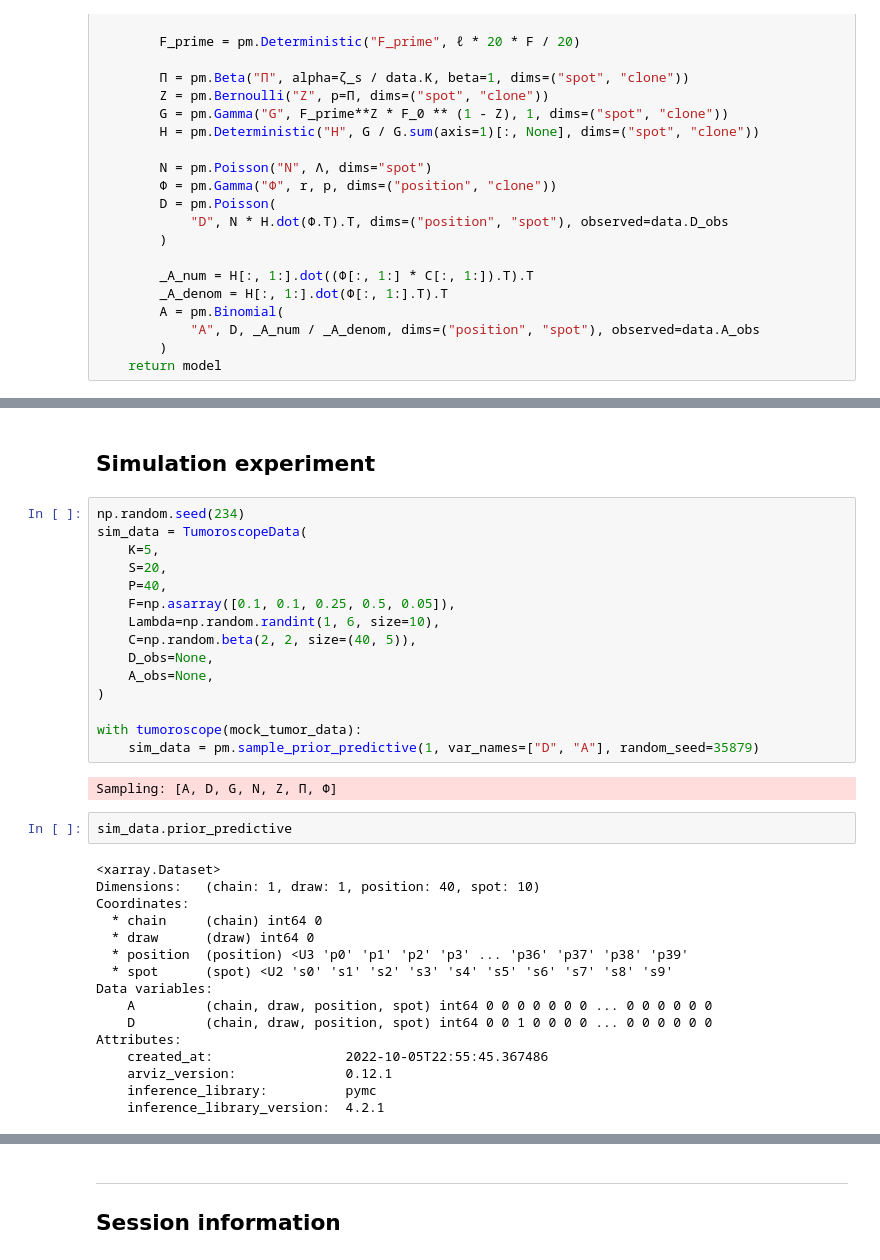
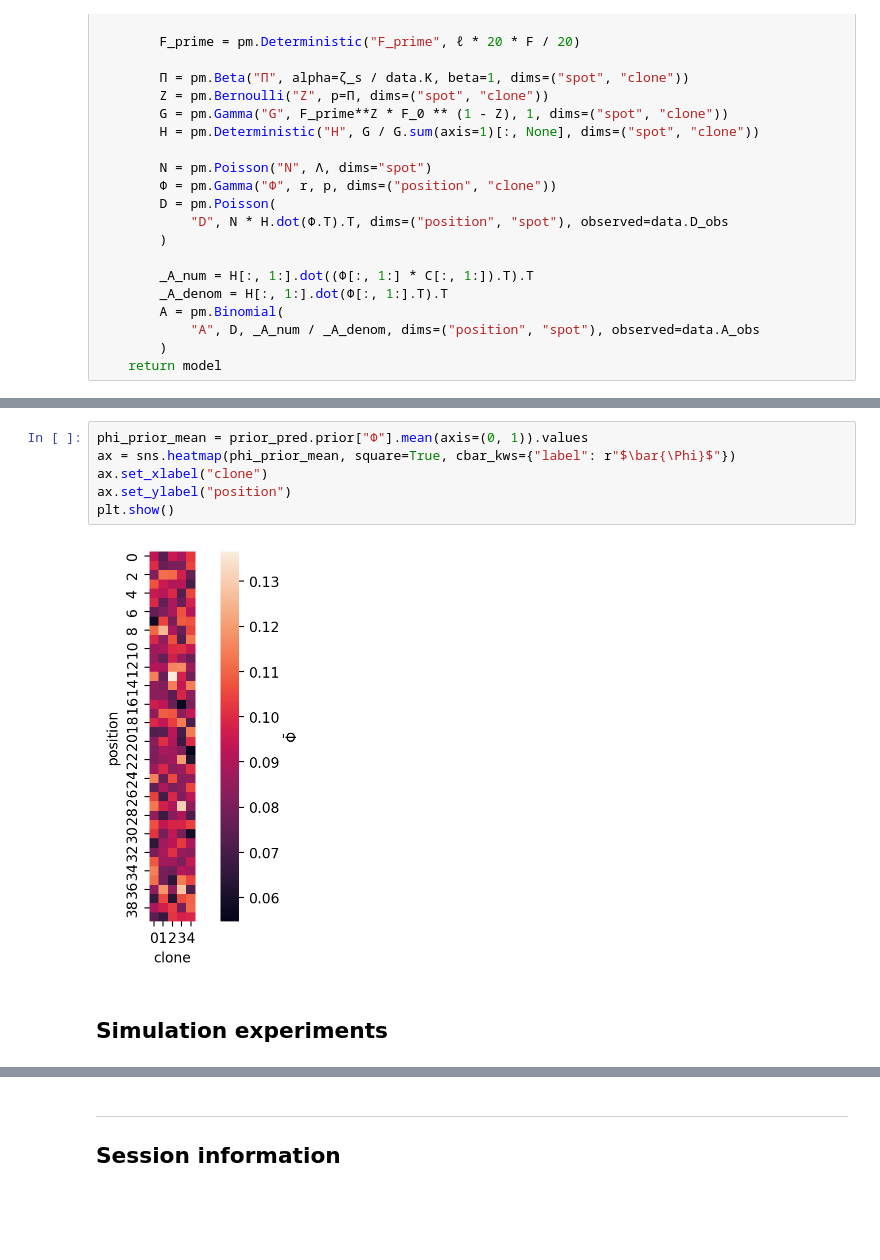
Before and after one commit to jhrcook/pymc-tumoroscope, a Jupyter notebook: tumoroscope.ipynb, the cells around one changed output, grey strips where cells are left out. Saved outputs shown, nothing was run; the diff lists cells and outputs as text; blank space fills up the shorter version.

```diff
--- a/tumoroscope.ipynb
+++ b/tumoroscope.ipynb
@@ -129,37 +173,10 @@ TODO:
+# %%
+phi_prior_mean = prior_pred.prior["Φ"].mean(axis=(0, 1)).values
+ax = sns.heatmap(phi_prior_mean, square=True, cbar_kws={"label": r"$\bar{\Phi}$"})
+ax.set_xlabel("clone")
+ax.set_ylabel("position")
+plt.show()
+# %% [output]
+[figure, added]
 # %% [markdown]
-## Simulation experiment
+## Simulation experiments
-# %%
-np.random.seed(234)
-sim_data = TumoroscopeData(
-    K=5,
-    S=20,
-    P=40,
-    F=np.asarray([0.1, 0.1, 0.25, 0.5, 0.05]),
-    Lambda=np.random.randint(1, 6, size=10),
-    C=np.random.beta(2, 2, size=(40, 5)),
-    D_obs=None,
-    A_obs=None,
-)
-
-with tumoroscope(mock_tumor_data):
-    sim_data = pm.sample_prior_predictive(1, var_names=["D", "A"], random_seed=35879)
-# %% [output]
-Sampling: [A, D, G, N, Z, Π, Φ]
-# %%
-sim_data.prior_predictive
-# %% [output]
-<xarray.Dataset>
-Dimensions:   (chain: 1, draw: 1, position: 40, spot: 10)
-Coordinates:
-  * chain     (chain) int64 0
-  * draw      (draw) int64 0
-  * position  (position) <U3 'p0' 'p1' 'p2' 'p3' ... 'p36' 'p37' 'p38' 'p39'
-  * spot      (spot) <U2 's0' 's1' 's2' 's3' 's4' 's5' 's6' 's7' 's8' 's9'
-Data variables:
-    A         (chain, draw, position, spot) int64 0 0 0 0 0 0 0 ... 0 0 0 0 0 0
-    D         (chain, draw, position, spot) int64 0 0 1 0 0 0 0 ... 0 0 0 0 0 0
-Attributes:
-    created_at:                 2022-10-05T22:55:45.367486
-    arviz_version:              0.12.1
-    inference_library:          pymc
-    inference_library_version:  4.2.1
```
Also changed, not shown: parts of 20 cells of this notebook, 11 other files.
